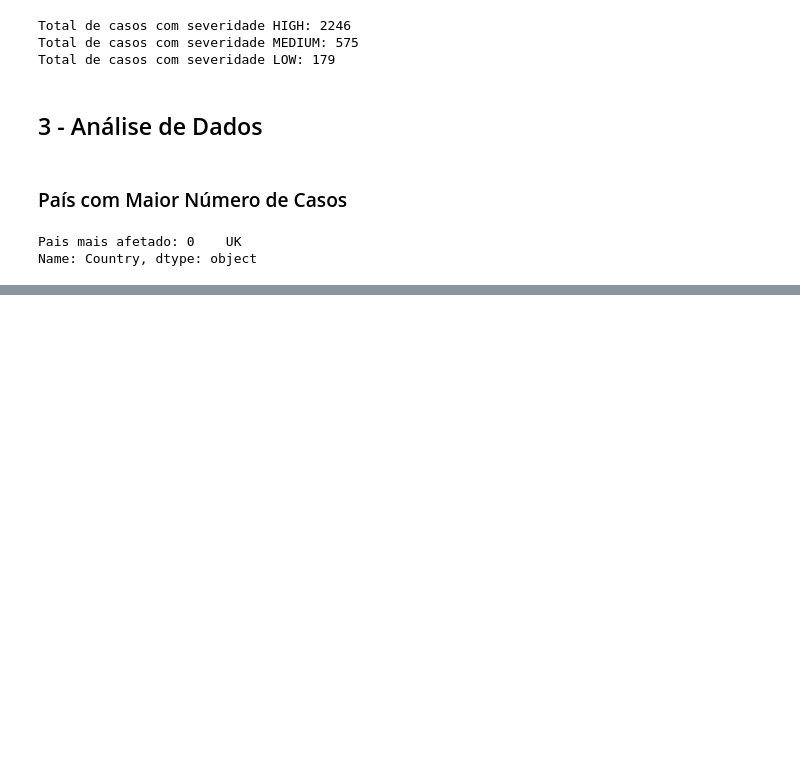
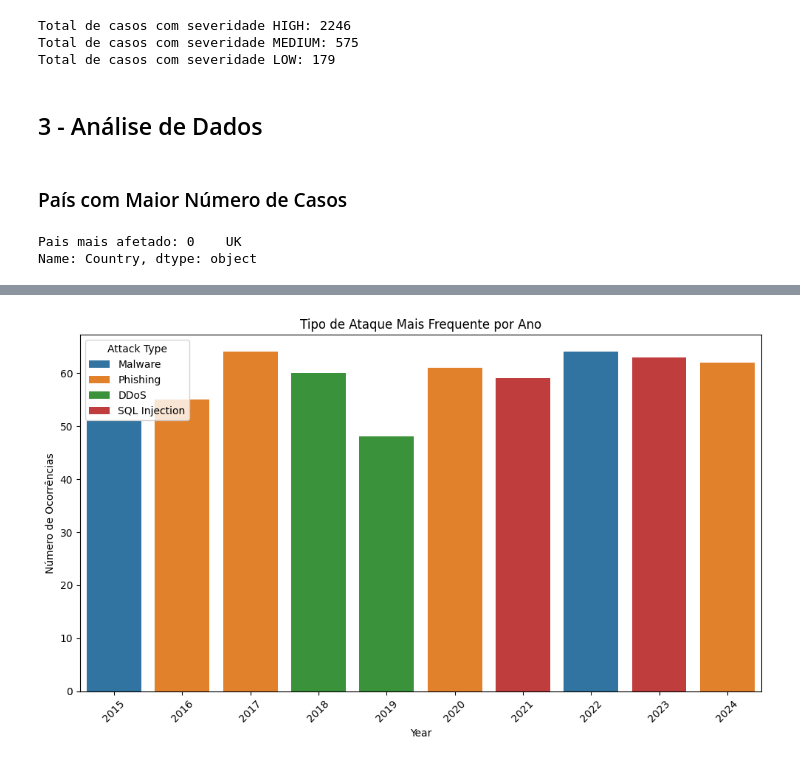
Before and after one commit to jricass/Cybersecurity-Dataframe-Analysis, a Jupyter notebook: analysis.ipynb, the cells around one changed output, grey strips where cells are left out. Drawn from its saved outputs; the diff is of its cells as text; code cells hidden in the pictures; blank space fills up the shorter version.

```diff
--- a/analysis.ipynb
+++ b/analysis.ipynb
@@ -170,0 +209,14 @@ Name: Country, dtype: object
+# %%
+contagem = df.groupby(['Year', 'Attack Type']).size().reset_index(name='Count')
+
+mais_frequentes = contagem.loc[contagem.groupby('Year')['Count'].idxmax()]
+
+plt.figure(figsize=(10,6))
+sns.barplot(data=mais_frequentes, x='Year', y='Count', hue='Attack Type', dodge=False, palette='tab10')
+plt.title('Tipo de Ataque Mais Frequente por Ano')
+plt.ylabel('Número de Ocorrências')
+plt.xticks(rotation=45)
+plt.tight_layout()
+plt.show()
+# %% [output]
+[figure, added]
```
Also changed, not shown: parts of 10 cells of this notebook, 3 other files.
